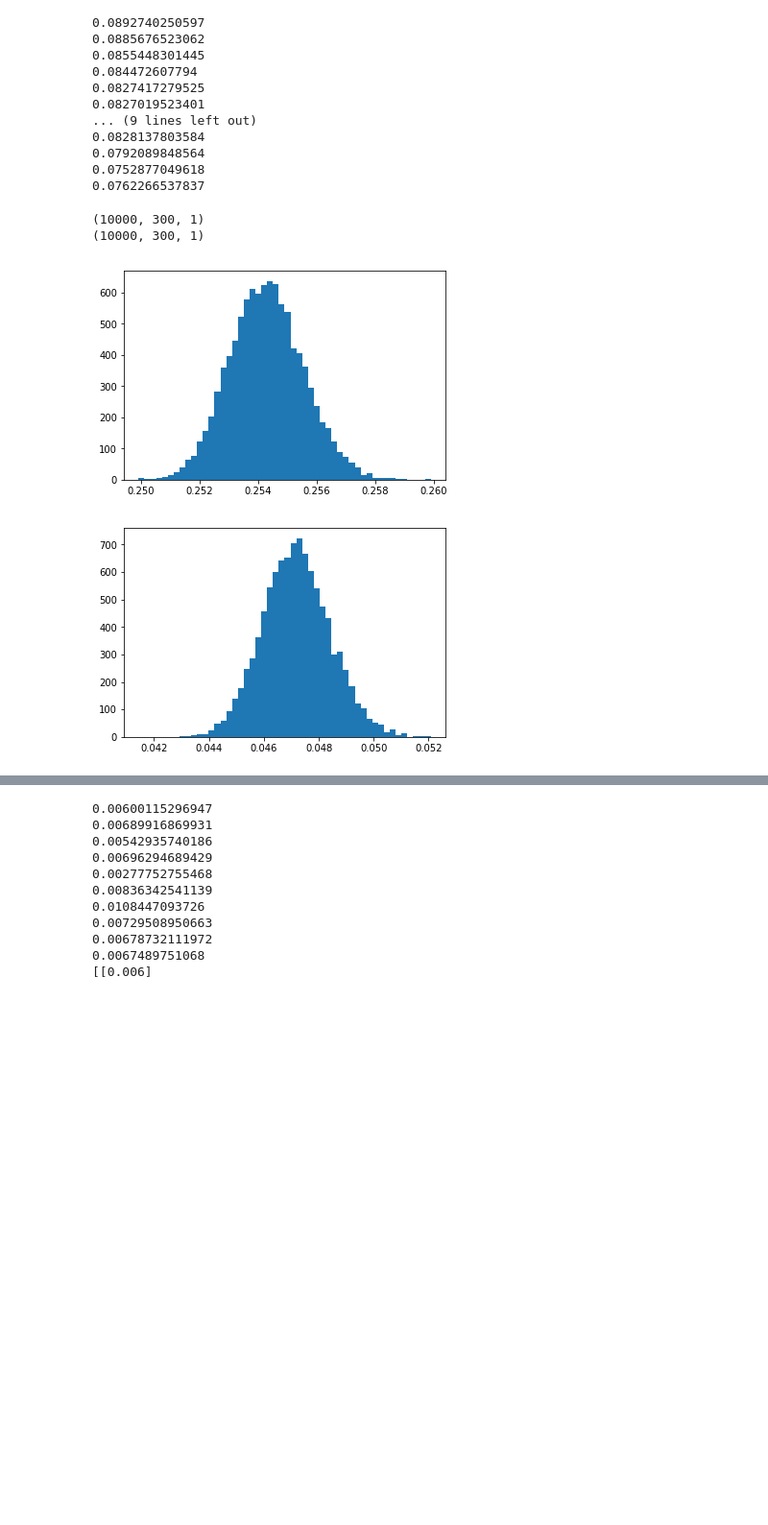
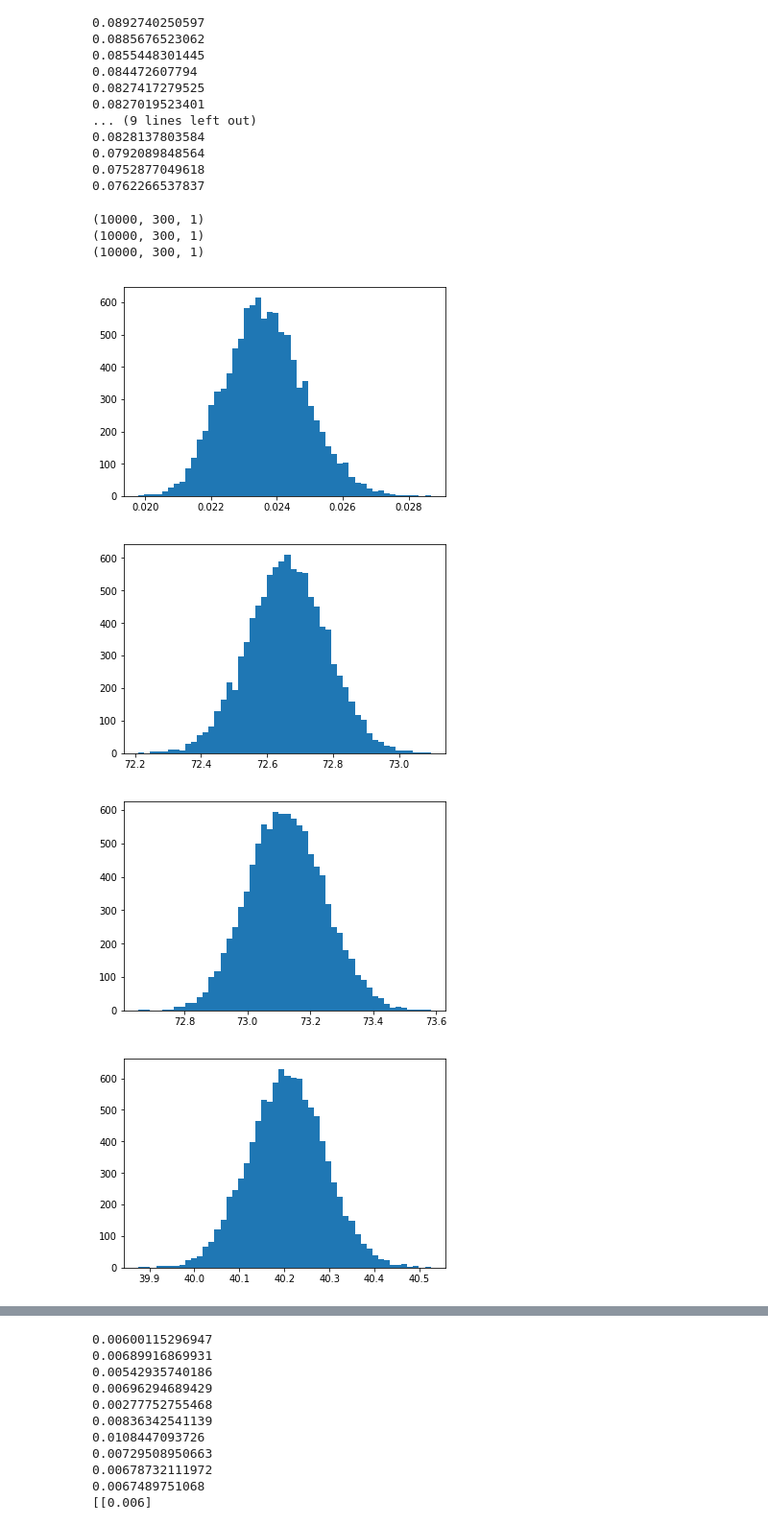
Before and after one commit to ncinko/RW, a Jupyter notebook: Correlation studies.ipynb, the cells around one changed output, grey strips where cells are left out. Shown at 96% size. Saved outputs shown, nothing was run; the diff lists cells and outputs as text; code cells hidden in the pictures; blank space fills up the shorter version.

```diff
--- a/Correlation studies.ipynb
+++ b/Correlation studies.ipynb
@@ -184,7 +182,11 @@ print((x + y)/2)
 # %%
-plot_correlations(noise_corr_list)
-plot_correlations(noise_corr_listA)
-plot_correlations(noise_corr_listB)
-avg_noise_corr_list = (np.asarray(noise_corr_list) + np.asarray(noise_corr_listA) + np.asarray(noise_corr_listB))/3
+avg_noise_corr_list = np.zeros(44850)
+for i in range(10):
+    plot_correlations(noise_corr_list[i])
+    avg_noise_corr_list += (np.asarray(noise_corr_list[i]))/10.
+#plot_correlations(noise_corr_list)
+#plot_correlations(noise_corr_listA)
+#plot_correlations(noise_corr_listB)
+#avg_noise_corr_list = (np.asarray(noise_corr_list) + np.asarray(noise_corr_listA) + np.asarray(noise_corr_listB))/3
 plot_correlations(avg_noise_corr_list)
 # %% [output]
@@ -338,25 +347,44 @@ BRC_samplesB = np.load('samplesB.npy')
 print(BRC_samplesB.shape)
 
 IB = np.load('selected_imageB.npy')
+
+sample_list = []
+image_list = []
+for i in range(10):
+    sample_list.append(np.load('sample_list%d.npy' % i))
+    image_list.append(np.load('selected_image%d.npy' % i))
+
+print(sample_list[0].shape)
 # %% [output]
 (10000, 300, 1)
 (10000, 300, 1)
+(10000, 300, 1)
 # %%
-I = IA
+"""I = IA
 energies = []
 for i in range(10000):
     energies.append(U(BRC_samplesA[i,:,:], bases, 0.01))
 
 plt.hist(energies,bins=50)
 plt.show()
 
 I = IB
 energies = []
 for i in range(10000):
     energies.append(U(BRC_samplesB[i,:,:], bases, 0.01))
 
 plt.hist(energies,bins=50)
-plt.show()
+plt.show()"""
+
+for i in range(10):
+    energies = []
+    for j in range(10000):
+        energies.append(U(sample_list[i][j,:,:], bases, 0.01))
+
+    plt.hist(energies,bins=50)
+    plt.show()
 # %% [output]
-[figure, old version]
+[figure, new version]
-[figure, old version]
+[figure, new version]
+[figure, added]
+[figure, added]
```
Also changed, not shown: parts of 7 cells of this notebook, 20 other files.
